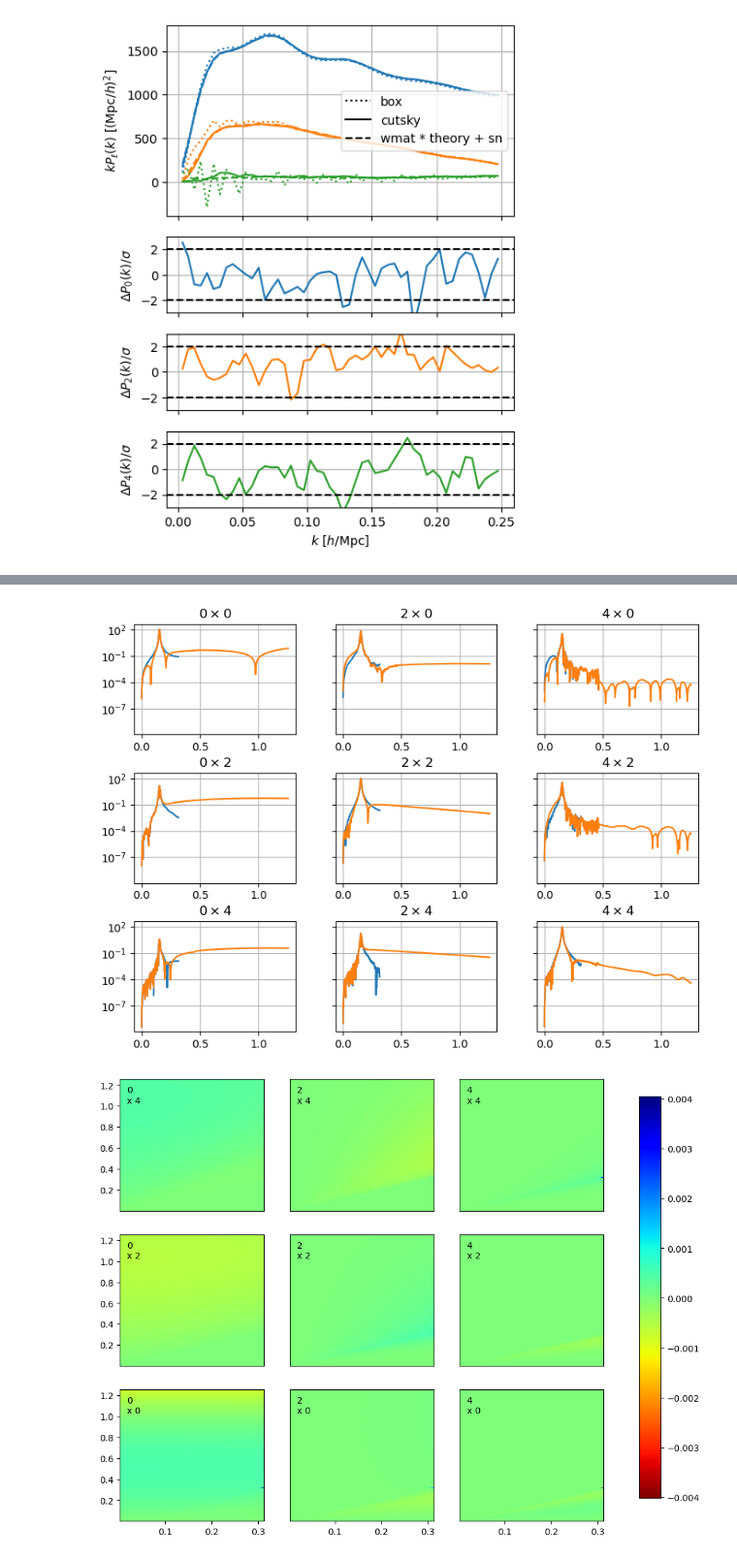
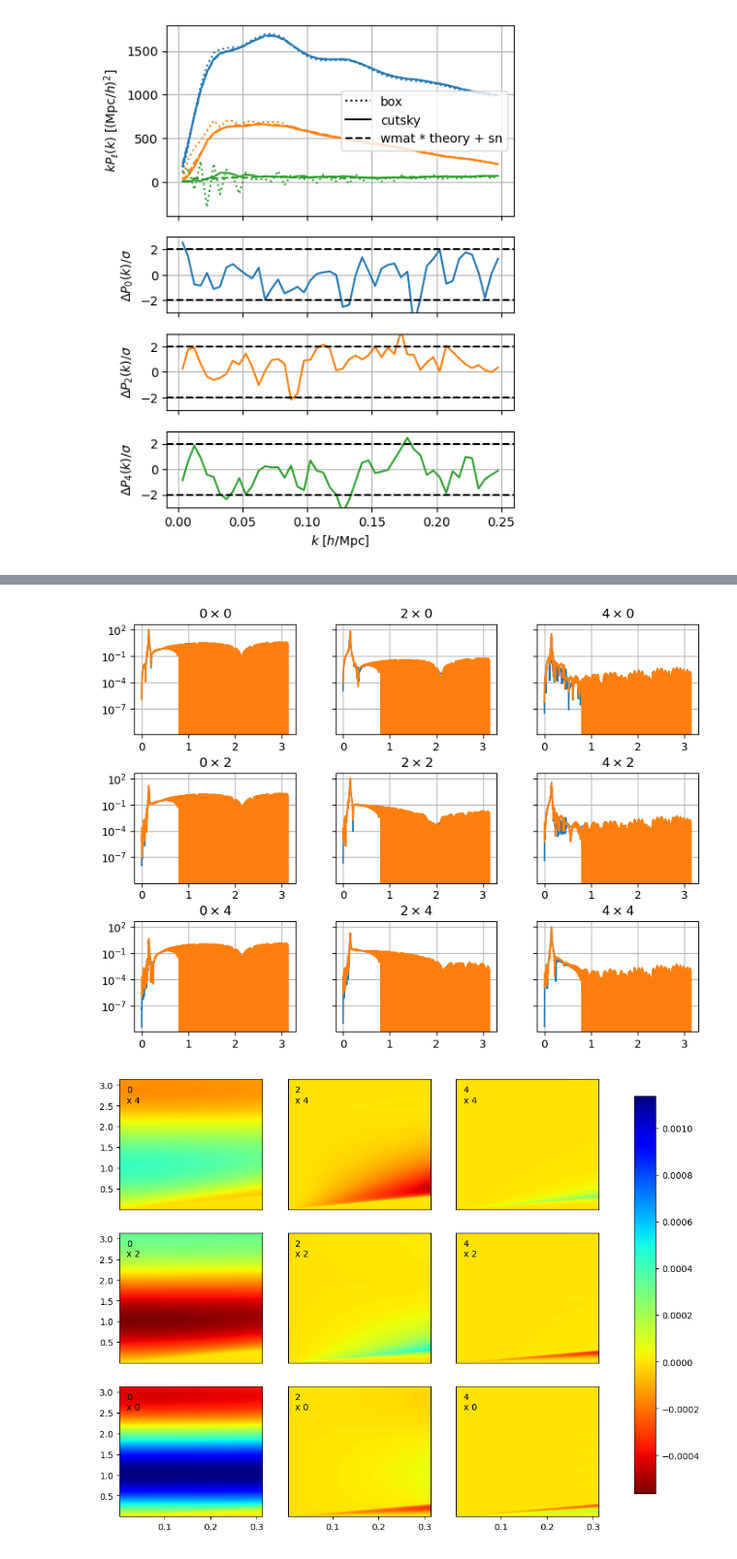
Before and after one commit to adematti/jax-power, a Jupyter notebook: scripts/window_abacus_hf.ipynb, the cells around one changed output, grey strips where cells are left out. Shown at 97% size. Cells and saved outputs as stored; diff of their text form; code cells hidden in the pictures.

```diff
--- a/scripts/window_abacus_hf.ipynb
+++ b/scripts/window_abacus_hf.ipynb
@@ -113,17 +180,19 @@ plt.show()
 # %%
 index = 30
-fig = wmat_cutsky.plot_slice(index, show=False);
-wmat_cutsky_thetacut.plot_slice(index, fig=fig, color='C1', show=True);
+fig = wmat_cutsky_thetacut.plot_slice(index, show=False);
+pypower_wmat_cutsky_thetacut.plot_slice(index, fig=fig, color='C1', show=True);
 # %% [output]
-[figure, old version]
+[figure, new version]
 # %%
 edgesin = wmat_cutsky.theory.edges(projs=0)
-edgesin = jnp.arange(edgesin.min(), 4. * edgesin.max(), edgesin[0, 1] - edgesin[0, 0])
+edgesin = jnp.arange(edgesin.min(), 10. * edgesin.max(), edgesin[0, 1] - edgesin[0, 0])
 edgesin = jnp.column_stack([edgesin[:-1], edgesin[1:]])
-from jaxpower import BinnedStatistic
-theory = BinnedStatistic(edges=[edgesin] * len(wmat_cutsky.theory.projs), value=[jnp.zeros_like(edgesin[:, 0])] * len(wmat_cutsky.theory.projs), projs=wmat_cutsky.theory.projs)
-wmat_cutsky_extended = wmat_cutsky.interp(theory, axis='t', extrap=True)
+theory = BinnedStatistic(edges=[edgesin] * len(wmat_cutsky.theory.projs),
+                         value=[jnp.zeros_like(edgesin[:, 0])] * len(wmat_cutsky.theory.projs),
+                         projs=wmat_cutsky.theory.projs)
+wmat_cutsky_extended = WindowMatrix.load(get_measurement_fn(imock=0, **catalog_args, kind='window_mesh2spectrum')).interp(theory, axis='t', extrap=True)
+wmat_cutsky_extended = wmat_cutsky_extended.slice(slice(0, None, 5))
 wmat_diff = wmat_cutsky_extended.clone(value=wmat_cutsky_extended.view() - wmat_cutsky_thetacut.view())
 wmat_diff.plot(show=True);
 # %% [output]
-[figure, old version]
+[figure, new version]
```
Also changed, not shown: parts of 11 cells of this notebook, 5 other files.
